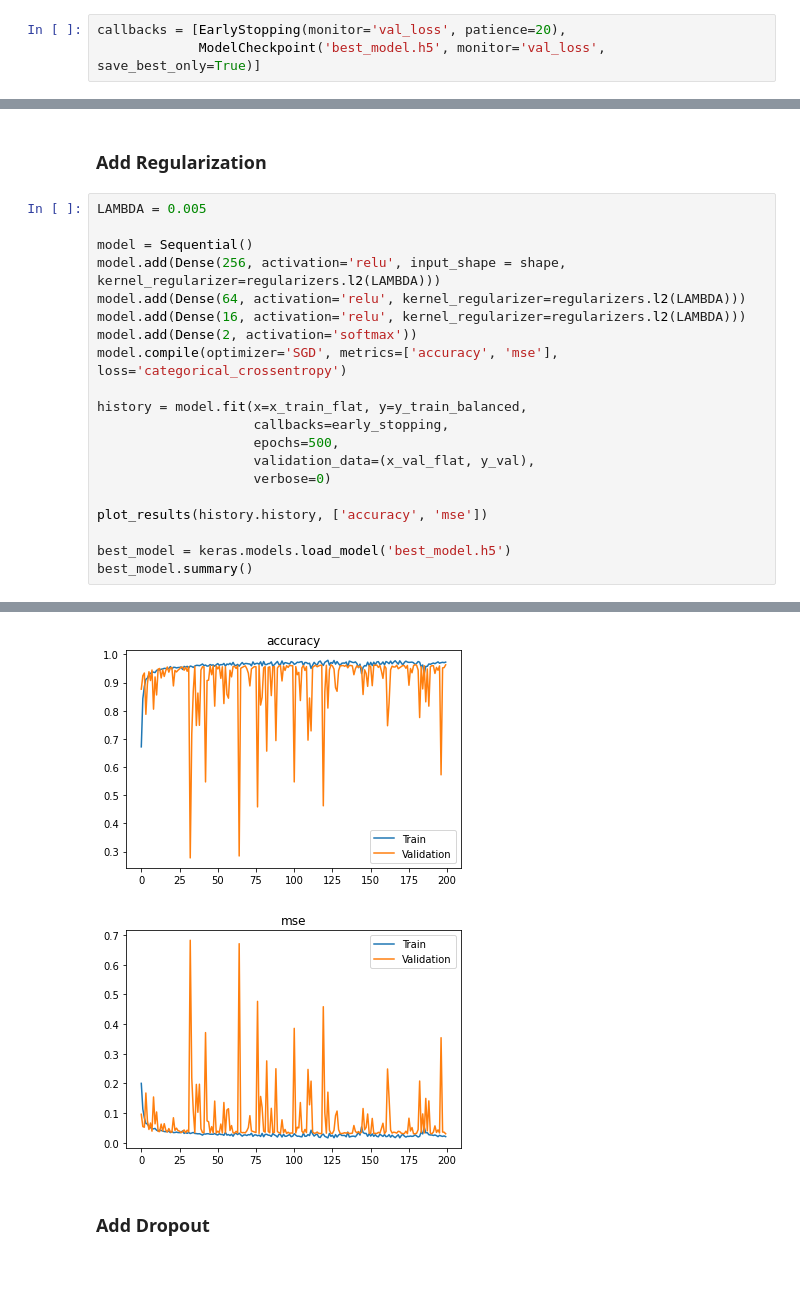
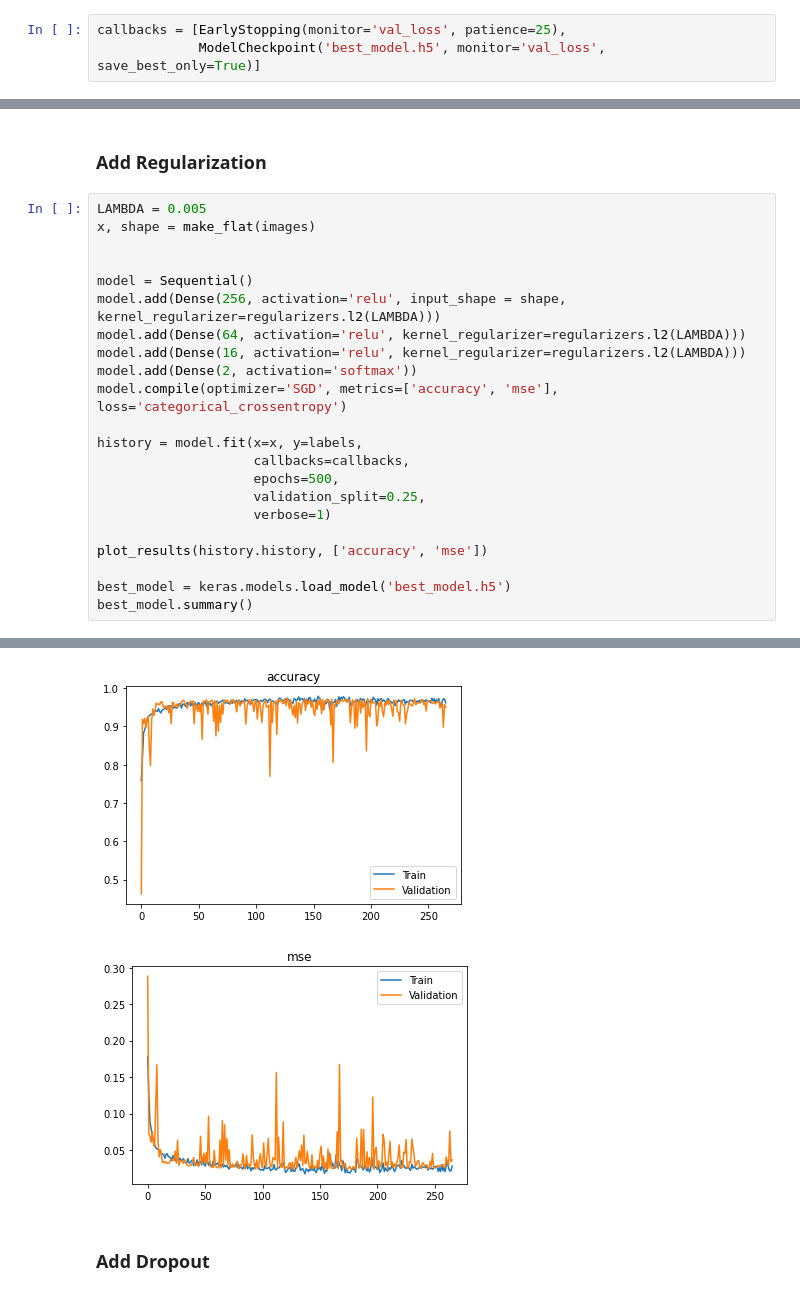
Before and after one commit to sethnlewis/X-Ray-Image-Classification, a Jupyter notebook: notebooks/EDA.ipynb, the cells around one changed output, grey strips where cells are left out. Drawn from its saved outputs; the diff is of its cells as text.

```diff
--- a/notebooks/EDA.ipynb
+++ b/notebooks/EDA.ipynb
@@ -253,7 +258,7 @@ None
 # %% [markdown]
 ### Define Callbacks
 # %%
-callbacks = [EarlyStopping(monitor='val_loss', patience=20),
+callbacks = [EarlyStopping(monitor='val_loss', patience=25),
              ModelCheckpoint('best_model.h5', monitor='val_loss', save_best_only=True)]
 # %% [markdown]
 ### Entire train dataset, validation split
@@ -302,6 +325,8 @@ None
 ### Add Regularization
 # %%
 LAMBDA = 0.005
+x, shape = make_flat(images)
+
 
 model = Sequential()
 model.add(Dense(256, activation='relu', input_shape = shape, kernel_regularizer=regularizers.l2(LAMBDA)))
@@ -310,11 +335,11 @@ model.add(Dense(16, activation='relu', kernel_regularizer=regularizers.l2(LAMBDA
 model.add(Dense(2, activation='softmax'))
 model.compile(optimizer='SGD', metrics=['accuracy', 'mse'], loss='categorical_crossentropy')
 
-history = model.fit(x=x_train_flat, y=y_train_balanced,
-                    callbacks=early_stopping,
+history = model.fit(x=x, y=labels,
+                    callbacks=callbacks,
                     epochs=500,
-                    validation_data=(x_val_flat, y_val),
-                    verbose=0)
+                    validation_split=0.25,
+                    verbose=1)
 
 plot_results(history.history, ['accuracy', 'mse'])
 
@@ -338,7 +364,7 @@ Trainable params: 12,600,690
 Non-trainable params: 0
 _________________________________________________________________
-[figure, old version]
+[figure, new version]
-[figure, old version]
+[figure, new version]
 # %% [markdown]
 ### Add Dropout
 # %%
```
Also changed, not shown: parts of 11 cells of this notebook.
